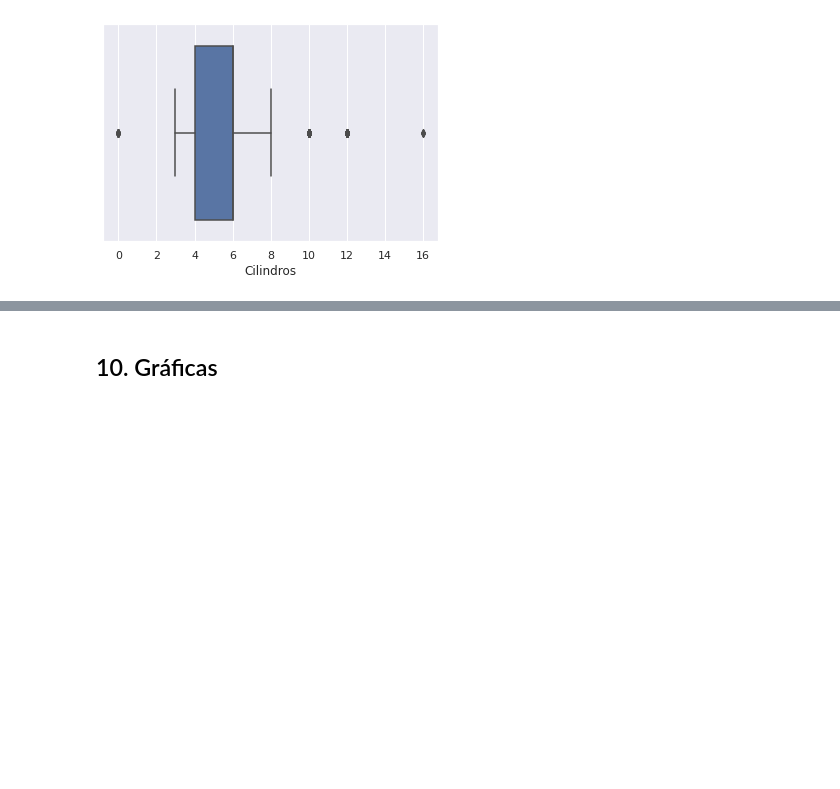
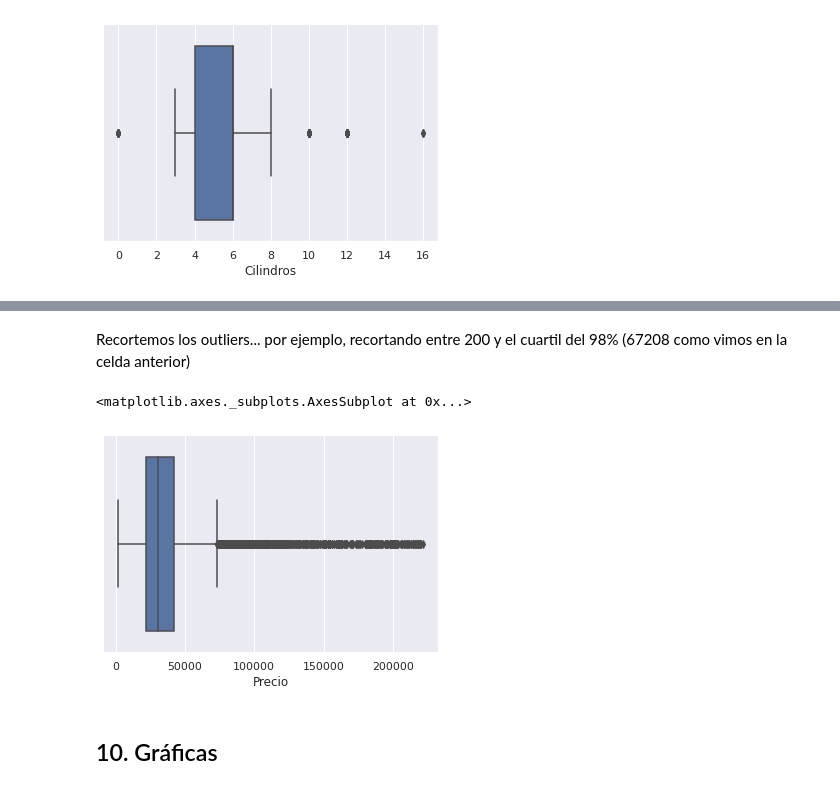
Before and after one commit to lecovi/dataschool-py3, a Jupyter notebook: analisis_exploratorio.ipynb, the cells around one changed output, grey strips where cells are left out. Saved outputs shown, nothing was run; the diff lists cells and outputs as text; code cells hidden in the pictures; blank space fills up the shorter version.

```diff
--- a/analisis_exploratorio.ipynb
+++ b/analisis_exploratorio.ipynb
@@ -392,3 +411,15 @@ Como vemos en las celdas de arriba, alrededor de 1700 registros eran valores at
+# %% [markdown]
+Recortemos los outliers... por ejemplo, recortando entre 200 y el cuartil del 98% (67208 como vimos en la celda anterior)
+# %%
+corte_inferior = 100
+corte_superior = df["Precio"].quantile(0.98)
+
+df = df[(df["Precio"] < corte_superior) & (df["Precio"] > corte_inferior)]
+
+sns.boxplot(x=df['Precio'])
+# %% [output]
+<matplotlib.axes._subplots.AxesSubplot at 0x...>
+[figure, added]
 # %% [markdown]
 ## 10. Gráficas
 # %% [markdown]
```
Also changed, not shown: parts of 15 cells of this notebook.
